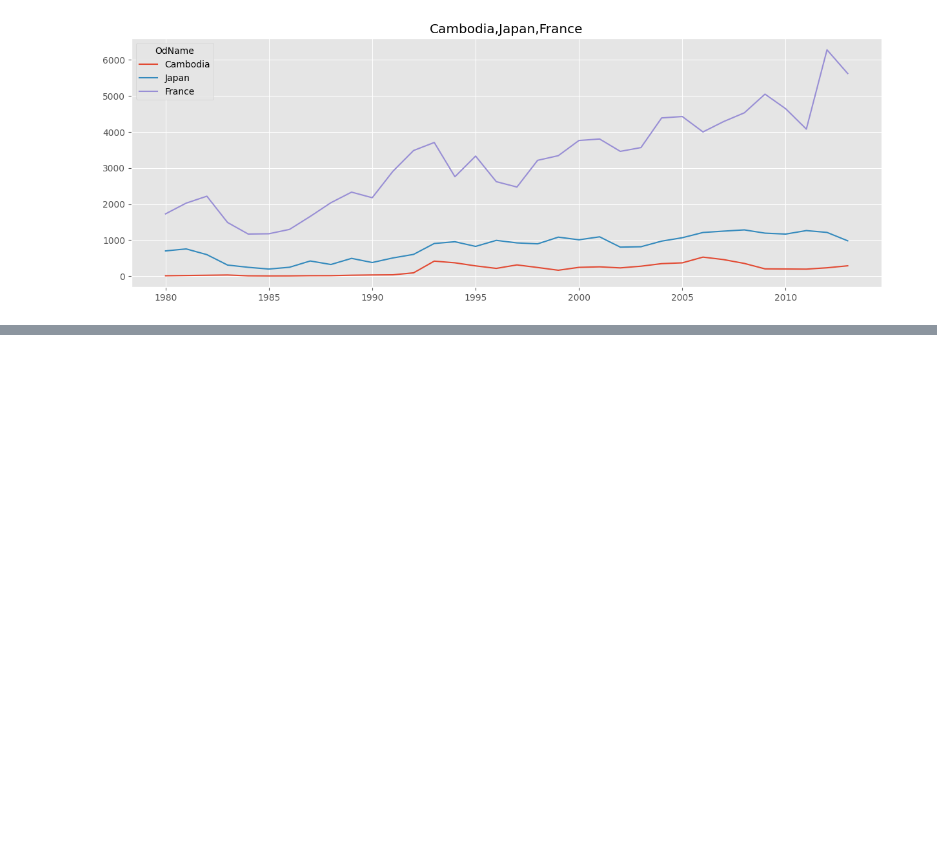
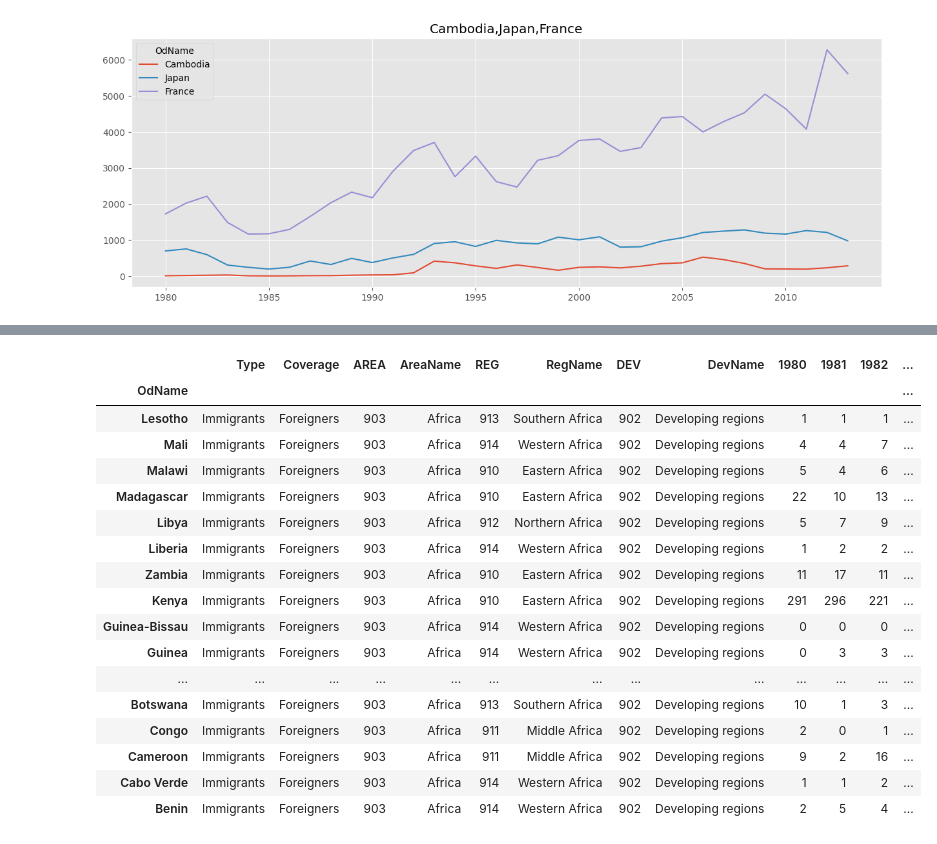
Before and after one commit to Akshansh002/Data-Science, a Jupyter notebook: analysis/analysis1.ipynb, the cells around one changed output, grey strips where cells are left out. Cells and saved outputs as stored; diff of their text form; code cells hidden in the pictures; blank space fills up the shorter version.

```diff
--- a/analysis/analysis1.ipynb
+++ b/analysis/analysis1.ipynb
@@ -197,0 +271,21 @@ plt.savefig('comparing-3-countries.png')
+# %%
+canada[canada['AreaName'] == 'Africa']
+# %% [output]
+|  | Type | Coverage | AREA | AreaName | REG | RegName | DEV | DevName | 1980 | 1981 | 1982 | ... |
+| OdName |  |  |  |  |  |  |  |  |  |  |  | ... |
+| Lesotho | Immigrants | Foreigners | 903 | Africa | 913 | Southern Africa | 902 | Developing regions | 1 | 1 | 1 | ... |
+| Mali | Immigrants | Foreigners | 903 | Africa | 914 | Western Africa | 902 | Developing regions | 4 | 4 | 7 | ... |
+| Malawi | Immigrants | Foreigners | 903 | Africa | 910 | Eastern Africa | 902 | Developing regions | 5 | 4 | 6 | ... |
+| Madagascar | Immigrants | Foreigners | 903 | Africa | 910 | Eastern Africa | 902 | Developing regions | 22 | 10 | 13 | ... |
+| Libya | Immigrants | Foreigners | 903 | Africa | 912 | Northern Africa | 902 | Developing regions | 5 | 7 | 9 | ... |
+| Liberia | Immigrants | Foreigners | 903 | Africa | 914 | Western Africa | 902 | Developing regions | 1 | 2 | 2 | ... |
+| Zambia | Immigrants | Foreigners | 903 | Africa | 910 | Eastern Africa | 902 | Developing regions | 11 | 17 | 11 | ... |
+| Kenya | Immigrants | Foreigners | 903 | Africa | 910 | Eastern Africa | 902 | Developing regions | 291 | 296 | 221 | ... |
+| Guinea-Bissau | Immigrants | Foreigners | 903 | Africa | 914 | Western Africa | 902 | Developing regions | 0 | 0 | 0 | ... |
+| Guinea | Immigrants | Foreigners | 903 | Africa | 914 | Western Africa | 902 | Developing regions | 0 | 3 | 3 | ... |
+| ... | ... | ... | ... | ... | ... | ... | ... | ... | ... | ... | ... | ... |
+| Botswana | Immigrants | Foreigners | 903 | Africa | 913 | Southern Africa | 902 | Developing regions | 10 | 1 | 3 | ... |
+| Congo | Immigrants | Foreigners | 903 | Africa | 911 | Middle Africa | 902 | Developing regions | 2 | 0 | 1 | ... |
+| Cameroon | Immigrants | Foreigners | 903 | Africa | 911 | Middle Africa | 902 | Developing regions | 9 | 2 | 16 | ... |
+| Cabo Verde | Immigrants | Foreigners | 903 | Africa | 914 | Western Africa | 902 | Developing regions | 1 | 1 | 2 | ... |
+| Benin | Immigrants | Foreigners | 903 | Africa | 914 | Western Africa | 902 | Developing regions | 2 | 5 | 4 | ... |
```
Also changed, not shown: parts of 22 cells of this notebook.
